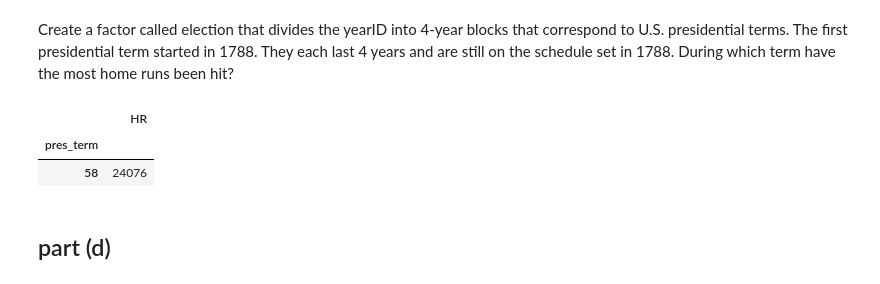
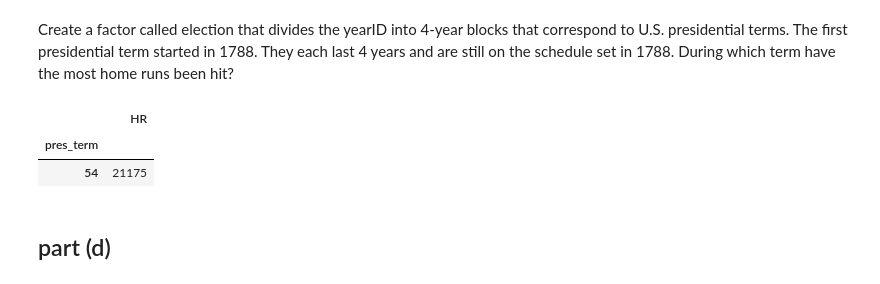
Before and after one commit to rachelngordon/GordonDSCI401, a Jupyter notebook: HW2/DSCI401_HW2.ipynb, the cells around one changed output. Cells and saved outputs as stored; diff of their text form; code cells hidden in the pictures.

Commit message:
HW2 Pres Term

```diff
--- a/HW2/DSCI401_HW2.ipynb
+++ b/HW2/DSCI401_HW2.ipynb
@@ -46,23 +46,23 @@ Create a factor called election that divides the yearID into 4-year blocks that
 # %%
 import math
 
 # create a new column for presidential term
 # subtract year 1787, divide by 4, and round up
 pres_terms = []
 for year in teams["yearID"]:
-  pres_terms.append(math.ceil((year - 1787)/4))
+  pres_terms.append(math.ceil((year - 1788)/4))
 
 teams["pres_term"] = pres_terms
 
 # find total runs grouped by presidential term
 most_runs = teams[["pres_term","HR"]].groupby("pres_term").sum()
 
 # find the presidential term with max home runs
 most_runs[most_runs["HR"] == max(most_runs["HR"])]
 # %% [output]
 |  | HR |
 | pres_term |  |
-| 58 | 24076 |
+| 54 | 21175 |
 # %% [markdown]
 ## part (d)
 # %% [markdown]
```
Also changed, not shown: 2 other files.
